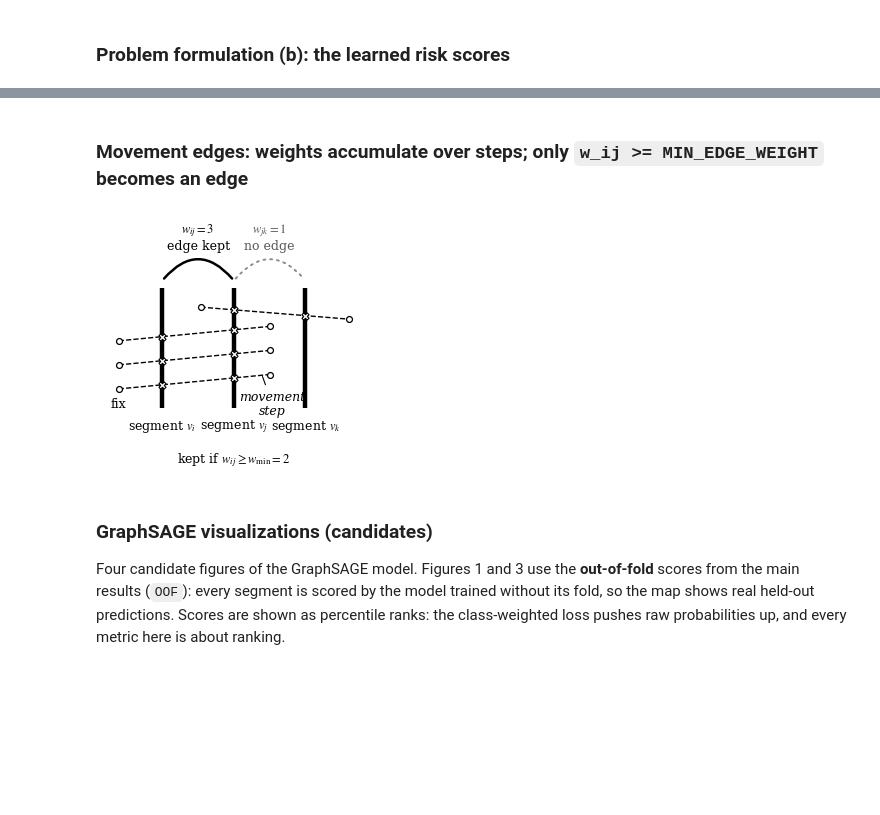
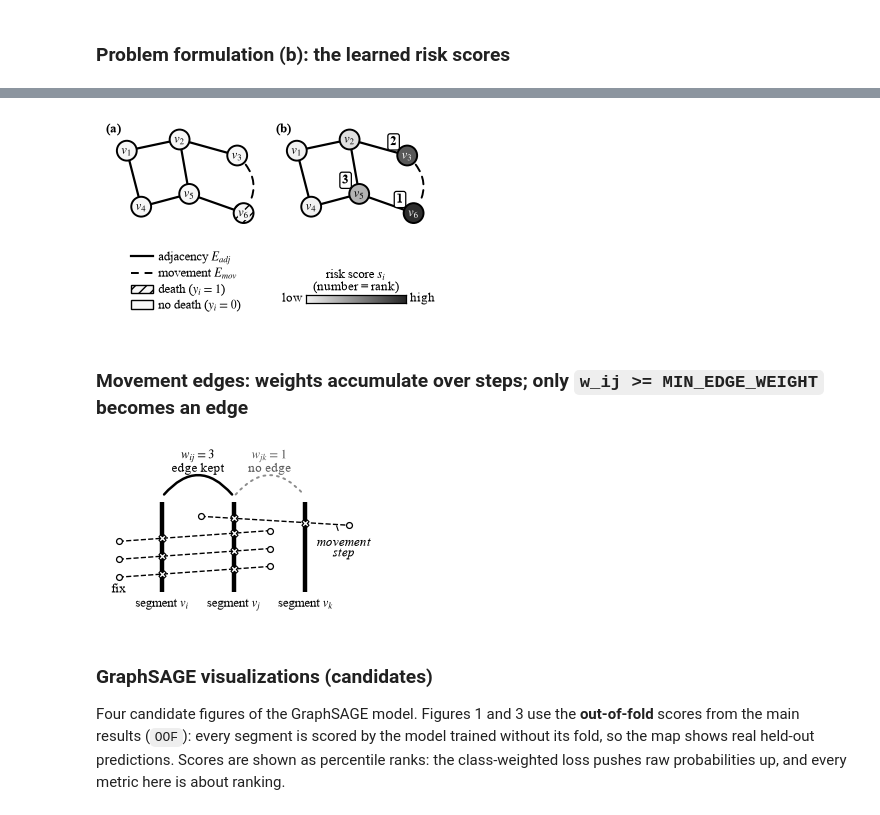
Before and after one commit to JerRMartin/Graph-Based-Risk-Mapping, a Jupyter notebook: notebooks/notebook.ipynb, the cells around one changed output, grey strips where cells are left out. Saved outputs shown, nothing was run; the diff lists cells and outputs as text; code cells hidden in the pictures; blank space fills up the shorter version.

```diff
--- a/notebooks/notebook.ipynb
+++ b/notebooks/notebook.ipynb
@@ -1139,0 +1314,26 @@ Adjacency-only reference (no movement edges): 0.597 ± 0.122
+# %%
+SEEDS = [13, 1, 2, 3, 4]
+
+
+def fold_aps(fit):
+    out = []
+    for f in range(N_FOLDS):
+        te = np.where(fold_of_seg == f)[0]; tr = np.where(fold_of_seg != f)[0]
+        out.append(average_precision_score(y_all[te], fit(tr, te, y_all)))
+    return np.array(out)
+
+
+A_TRAJ = mean_adj(traj_edges(3, 2), N_NODES)
+res = {}
+for name, A in [("trajectory", A_TRAJ), ("adjacency only", A_EMPTY)]:
+    res[name] = np.array([fold_aps(lambda tr, te, y, s=s: fit_sage(tr, te, y, A, seed=s)) for s in SEEDS])  # seeds x folds
+
+for name, r in res.items():
+    print(f"{name:>15}: AUC-PR {r.mean():.3f}; per-seed means {np.round(r.mean(1), 3)}")
+diff = res["trajectory"] - res["adjacency only"]
+print(f"\nTrajectory - adjacency only: mean {diff.mean():+.3f}; per fold (seed-averaged) {np.round(diff.mean(0), 3)}")
+print(f"Trajectory wins {(diff.mean(0) > 0).sum()} of {N_FOLDS} folds (seed-averaged), "
+      f"{(diff > 0).sum()} of {diff.size} seed x fold pairs")
+rf = per_fold["Random forest"].values
+print(f"Trajectory - random forest: mean {(res['trajectory'].mean(0) - rf).mean():+.3f}, "
+      f"wins {(res['trajectory'].mean(0) > rf).sum()} of {N_FOLDS} folds")
@@ -1330,46 +1586,87 @@ with plt.rc_context({**RC, "hatch.linewidth": 1.0}):
+# %%
+# Problem formulation, both panels side by side in one column-width figure
+W, H = 3.3, 2.15                             # figure size (in)
+PW, PH = 1.6, 1.12                           # panel size (in); 10 x 7 data units at equal aspect
+PB = 0.97                                    # panel bottom (in)
+
+
+def rect(x, y, w, h):                        # inches -> figure fraction
+    return [x / W, y / H, w / W, h / H]
+
+
+with plt.rc_context({**RC, "hatch.linewidth": 1.0}):
+    fig = plt.figure(figsize=(W, H))
+    ax_a = fig.add_axes(rect(0.0, PB, PW, PH))
+    ax_b = fig.add_axes(rect(W - PW, PB, PW, PH))
+    draw_input_panel(ax_a)
+    draw_output_panel(ax_b)
+    for ax, lab in [(ax_a, "(a)"), (ax_b, "(b)")]:
+        ax.text(0.0, 1.0, lab, transform=ax.transAxes, ha="left", va="top", fontsize=FS, fontweight="bold")
+
+    # (a) legend under the input panel
+    fig.legend([Line2D([], [], color="black", linewidth=1.6),
+                Line2D([], [], color="black", linewidth=1.4, linestyle=(0, (4, 3))),
+                Patch(facecolor="0.97", edgecolor="black", hatch="///"),
+                Patch(facecolor="0.97", edgecolor="black")],
+               ["adjacency $E_{adj}$", "movement $E_{mov}$", "death ($y_i=1$)", "no death ($y_i=0$)"],
+               loc="upper center", bbox_to_anchor=((PW / 2) / W, (PB - 0.05) / H), ncol=1, fontsize=FS,
+               frameon=False, handlelength=1.8, handletextpad=0.4, labelspacing=0.3)
+
+    # (b) risk scale under the output panel
+    cax = fig.add_axes(rect(W - PW + 0.3, 0.30, PW - 0.6, 0.08))
+    cax.imshow(np.linspace(0.95, 0.15, 256)[None, :], aspect="auto", cmap="gray", vmin=0, vmax=1)
+    cax.set_xticks([]); cax.set_yticks([])
+    for s in cax.spines.values():
+        s.set_linewidth(0.9)
+    cax.text(-0.04, 0.5, "low", ha="right", va="center", transform=cax.transAxes, fontsize=FS)
+    cax.text(1.04, 0.5, "high", ha="left", va="center", transform=cax.transAxes, fontsize=FS)
+    cax.set_title("risk score $s_i$\n(number = rank)", fontsize=FS, pad=3, linespacing=1.1)
+
+    save(fig, "problem_formulation.png")
+# %% [output]
+[figure, added]
 # %% [markdown]
 ### Movement edges: weights accumulate over steps; only `w_ij >= MIN_EDGE_WEIGHT` becomes an edge
 # %%
 def draw_movement_edges(ax):
-    ax.set_xlim(0, 10); ax.set_ylim(-1.4, 8.2); ax.axis("off")
+    ax.set_xlim(0, 10); ax.set_ylim(-0.4, 8.2); ax.axis("off")         # bottom ends just below the segment labels
     xs = {"i": 2.2, "j": 5.0, "k": 7.8}
     for lab, x in xs.items():                                           # three road segments
         ax.plot([x, x], [0.8, 5.8], color="black", linewidth=3.2, solid_capstyle="butt")
         ax.text(x, 0.4, f"segment $v_{lab}$", ha="center", va="top", fontsize=FS)
 
     def step(p0, p1, cross):
         ax.plot([p0[0], p1[0]], [p0[1], p1[1]], linestyle="--", color="black", linewidth=1.0, zorder=2)
         for p in (p0, p1):
             ax.scatter(*p, s=18, facecolor="white", edgecolor="black", linewidth=0.9, zorder=4)
         for x in cross:
             y = p0[1] + (p1[1] - p0[1]) * (x - p0[0]) / (p1[0] - p0[0])
             ax.scatter(x, y, marker="X", s=26, facecolor="white", edgecolor="black", linewidth=0.8, zorder=5)
 
     for y0, y1 in ((1.6, 2.2), (2.6, 3.2), (3.6, 4.2)):                  # three steps cross v_i and v_j
         step((0.5, y0), (6.4, y1), (xs["i"], xs["j"]))
     step((3.7, 5.0), (9.5, 4.5), (xs["j"], xs["k"]))                    # one step crosses v_j and v_k
 
-    ax.annotate("movement\nstep", xy=(6.1, 2.17), xytext=(6.5, 1.55), ha="center", va="top", fontsize=FS,
+    ax.annotate("movement\nstep", xy=(9.0, 4.54), xytext=(9.3, 3.9), ha="center", va="top", fontsize=FS,
                 style="italic", linespacing=1.05,
-                arrowprops=dict(arrowstyle="-", linewidth=0.8, color="black", shrinkA=2, shrinkB=1))   # name the dashed line
+                arrowprops=dict(arrowstyle="-", linewidth=0.8, color="black", shrinkA=2, shrinkB=1))   # label right of v_k
     ax.text(0.5, 1.25, "fix", ha="center", va="top", fontsize=FS)                                 # and its endpoint
     ax.add_patch(FancyArrowPatch((xs["i"], 6.1), (xs["j"], 6.1), connectionstyle="arc3,rad=-0.6",
                                  arrowstyle="-", color="black", linewidth=1.8, zorder=3))
     ax.add_patch(FancyArrowPatch((xs["j"], 6.1), (xs["k"], 6.1), connectionstyle="arc3,rad=-0.6",
                                  arrowstyle="-", color="0.55", linewidth=1.4, linestyle=(0, (1, 2.5)), zorder=3))
     ax.text((xs["i"] + xs["j"]) / 2, 7.3, "$w_{ij}=3$\nedge kept", ha="center", va="bottom", fontsize=FS,
             linespacing=1.1)
     ax.text((xs["j"] + xs["k"]) / 2, 7.3, "$w_{jk}=1$\nno edge", ha="center", va="bottom", fontsize=FS,
             linespacing=1.1, color="0.35")
-    ax.text(5.0, -0.95, r"kept if $w_{ij}\geq w_{\min}=2$", ha="center", va="top", fontsize=FS)
 
 
 with plt.rc_context(RC):
-    fig, ax = plt.subplots(figsize=(3.3, 3.0))
+    fig, ax = plt.subplots(figsize=(3.3, 2.0))
     draw_movement_edges(ax)
     save(fig, "movement_edges.png")
 # %% [output]
-[figure, old version]
+[figure, new version]
 # %% [markdown]
 ### GraphSAGE visualizations (candidates)
 Four candidate figures of the GraphSAGE model. Figures 1 and 3 use the **out-of-fold** scores from the main results
```
Also changed, not shown: parts of 36 cells of this notebook, 14 other files.
